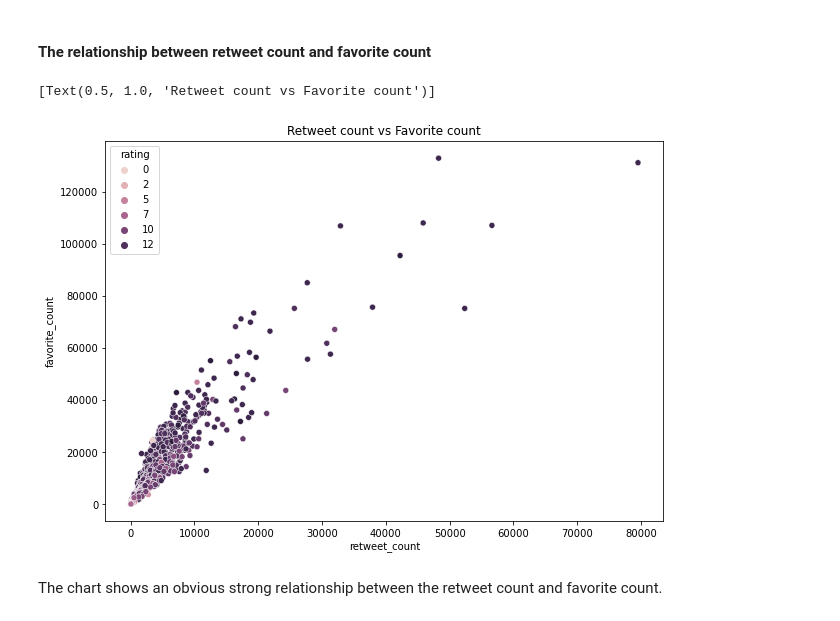
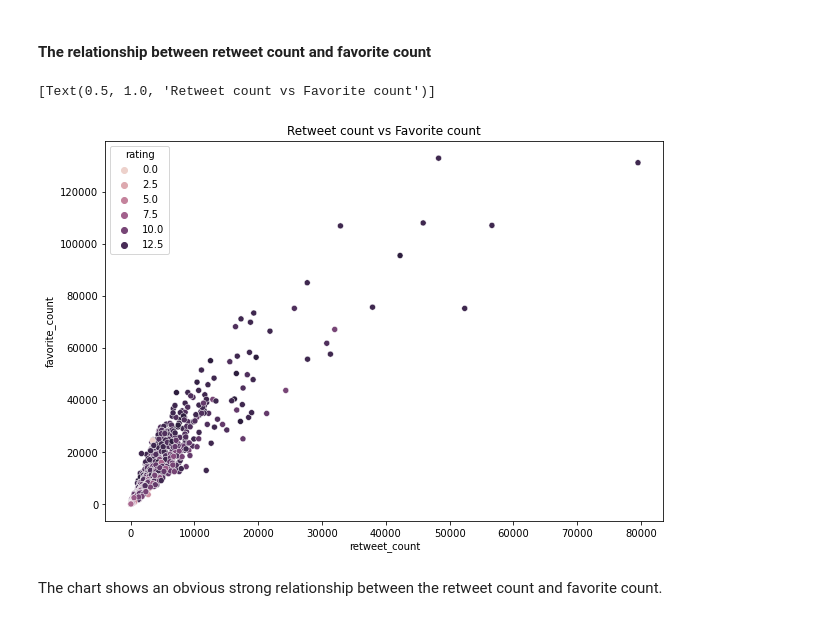
Before and after one commit to IsaiahOsazuwa/we_rate_dogs, a Jupyter notebook: project 4/wrangle_act.ipynb, the cells around one changed output. Saved outputs shown, nothing was run; the diff lists cells and outputs as text; code cells hidden in the pictures.

```diff
--- a/project 4/wrangle_act.ipynb
+++ b/project 4/wrangle_act.ipynb
@@ -557,0 +585,2 @@ assert tweet_merge.retweeted_status_id.notnull().sum() == 0
+# %%
+tweet_merge['ext'] = tweet_merge.text.str.extract(r"([0-9]+[.][0-9]+/[0-9]+)")
@@ -557,0 +592,6 @@ assert tweet_merge.retweeted_status_id.notnull().sum() == 0
+# %%
+tweet_merge.rating_numerator = tweet_merge.rating_numerator.astype(float)
+# %%
+wrong_rating_index = list(tweet_merge[tweet_merge['ext'].isnull()==False].index)
+for i in wrong_rating_index:
+    tweet_merge.rating_numerator[i] = float(tweet_merge.ext[i][:-3])
@@ -557,0 +603,2 @@ assert tweet_merge.retweeted_status_id.notnull().sum() == 0
+# %%
+tweet_merge.drop(columns= 'ext', inplace= True)
@@ -822,10 +871,10 @@ sns.barplot(data= top_favorite, y = 'tweet_id', x= 'favorite_count', color= 'b',
 #### The relationship between retweet count and favorite count
 # %%
 plt.figure(figsize = (10, 7))
-sns.scatterplot(data= pl_df , x = 'retweet_count', y = 'favorite_count', hue = 'rating').set(title = 'Retweet count vs Favorite count')
+sns.scatterplot(data= tweet_merge , x = 'retweet_count', y = 'favorite_count', hue = 'rating').set(title = 'Retweet count vs Favorite count')
 # %% [output]
 [Text(0.5, 1.0, 'Retweet count vs Favorite count')]
-[figure, old version]
+[figure, new version]
 # %% [markdown]
 The chart shows an obvious strong relationship between the retweet count and favorite count.
 # %% [markdown]
```
Also changed, not shown: parts of 30 cells of this notebook, 2 other files.
